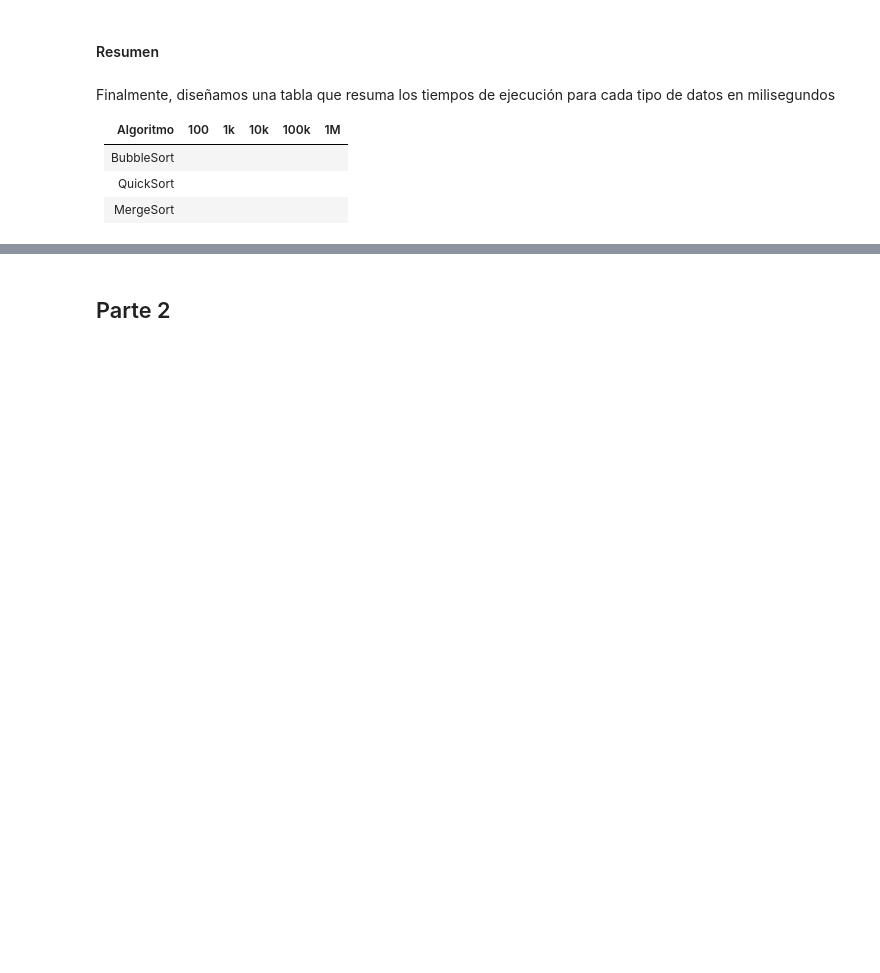
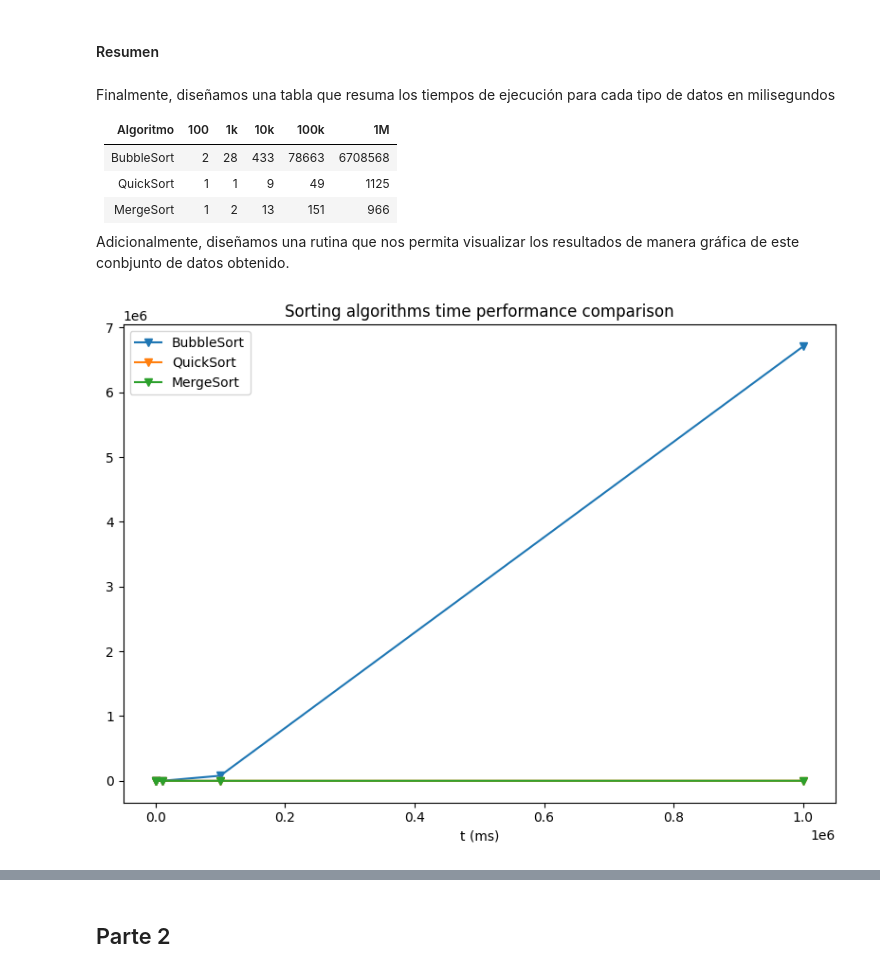
Before and after one commit to omardtl24/DALGO_ISIS1105, a Jupyter notebook: Tareas/Tarea02_Recursion_DivideAndConquer.ipynb, the cells around one changed output, grey strips where cells are left out. Cells and saved outputs as stored; diff of their text form; code cells hidden in the pictures; blank space fills up the shorter version.

Commit message:
Complexity Comparison - Homework 2

```diff
--- a/Tareas/Tarea02_Recursion_DivideAndConquer.ipynb
+++ b/Tareas/Tarea02_Recursion_DivideAndConquer.ipynb
@@ -42,6 +270,34 @@ Finalmente, diseñamos una tabla que resuma los tiempos de ejecución para cada
 
 | Algoritmo | 100 | 1k | 10k | 100k | 1M |
 |-----------|-----|----|-----|------|----|
-| BubbleSort | | | | |
-| QuickSort | | | | |
-| MergeSort | | | | |
+| BubbleSort | 2 | 28 | 433 | 78663 | 6708568 |
+| QuickSort | 1 | 1  | 9  | 49 | 1125 |
+| MergeSort | 1 | 2 | 13 | 151 | 966 |
+
+Adicionalmente, diseñamos una rutina que nos permita visualizar los resultados de manera gráfica de este conbjunto de datos obtenido.
+# %%
+import matplotlib.pyplot as plt
+
+def plot_execution_values(dictionary_info):
+    methods = list(dictionary_info.keys())
+    values = list(dictionary_info[methods[0]].keys())
+    fig = plt.figure(figsize=(8,6))
+    for method in methods:
+        data = [dictionary_info[method][value] for value in values]
+        plt.plot(values,data,label = method, marker = 'v')
+    plt.xlabel('n')
+    plt.xlabel('t (ms)')
+    plt.title('Sorting algorithms time performance comparison')
+    plt.legend()
+    plt.tight_layout()
+    plt.show()
+# %%
+dict_ = {
+    'BubbleSort' : {100:2 , 1000:28, 10000: 433, 100000: 78663, 1000000: 6708568},
+    'QuickSort' : {100:1 , 1000:1, 10000: 9, 100000: 49, 1000000: 1125},
+    'MergeSort' : {100:1 , 1000:2, 10000: 13, 100000: 151, 1000000: 966}
+}
+
+plot_execution_values(dict_)
+# %% [output]
+[figure, added]
```
Also changed, not shown: parts of 13 cells of this notebook, 8 other files.
